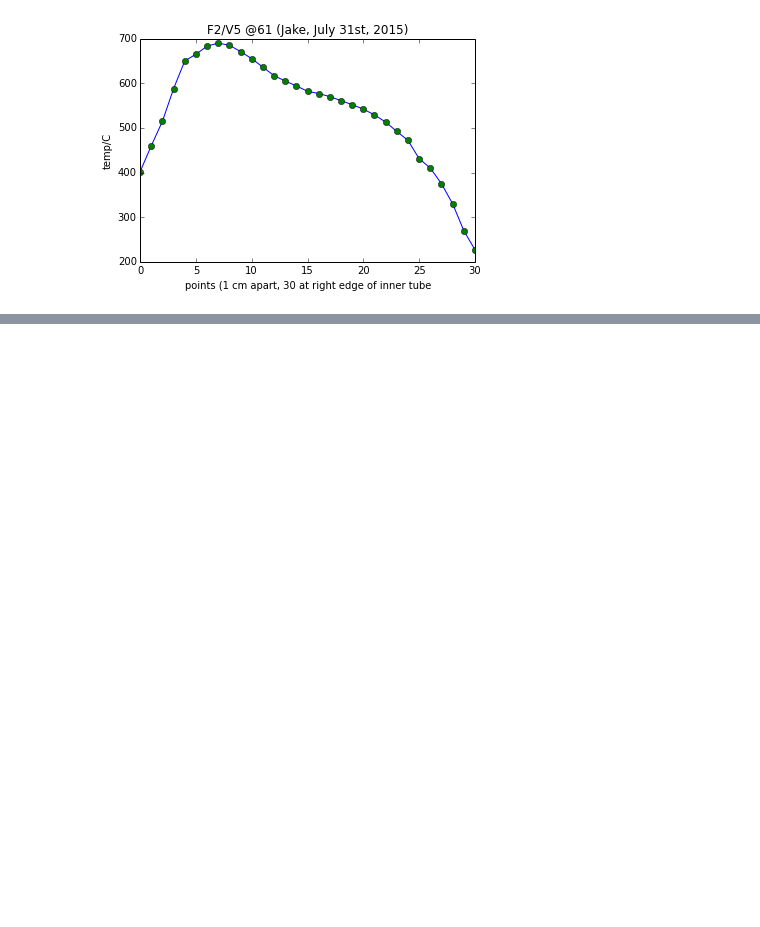
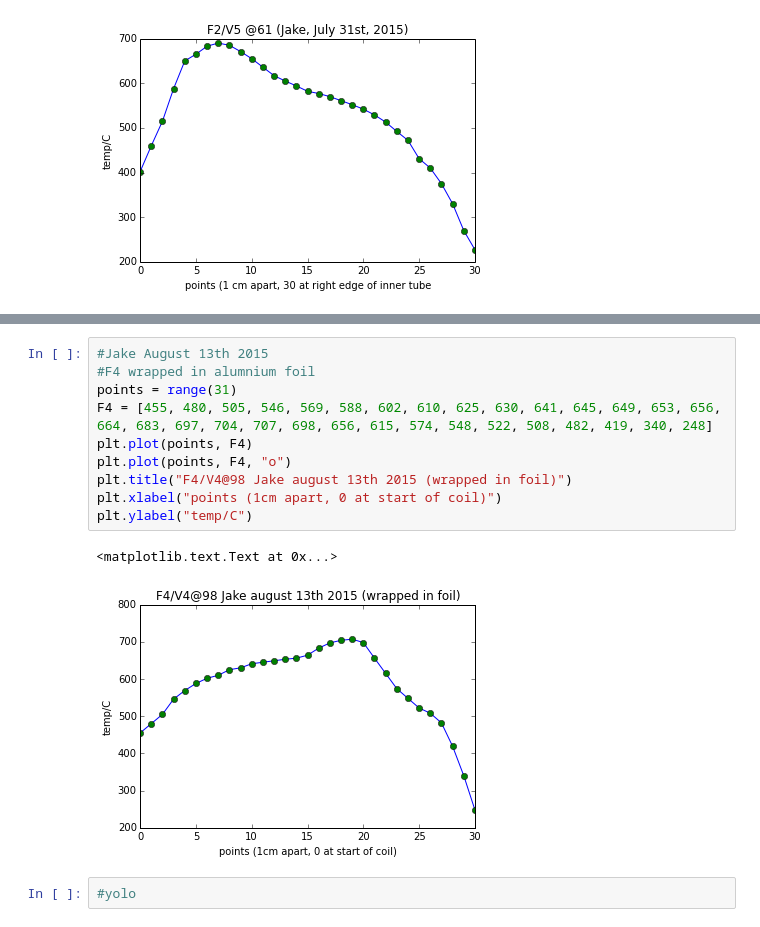
Before and after one commit to sissiwxy/furnaceTempLog, a Jupyter notebook: furnaceTempLog.ipynb, the cells around one changed output, grey strips where cells are left out. Saved outputs shown, nothing was run; the diff lists cells and outputs as text; blank space fills up the shorter version.

```diff
--- a/furnaceTempLog.ipynb
+++ b/furnaceTempLog.ipynb
@@ -132,0 +142,15 @@ On 2015/08/11, furnace 4 (F4) was wrapped in aluminum foil to increase temperatu
+# %%
+#Jake August 13th 2015
+#F4 wrapped in alumnium foil
+points = range(31)
+F4 = [455, 480, 505, 546, 569, 588, 602, 610, 625, 630, 641, 645, 649, 653, 656, 664, 683, 697, 704, 707, 698, 656, 615, 574, 548, 522, 508, 482, 419, 340, 248]
+plt.plot(points, F4)
+plt.plot(points, F4, "o")
+plt.title("F4/V4@98 Jake august 13th 2015 (wrapped in foil)")
+plt.xlabel("points (1cm apart, 0 at start of coil)")
+plt.ylabel("temp/C")
+# %% [output]
+<matplotlib.text.Text at 0x...>
+[figure, added]
+# %%
+#yolo
```
Also changed, not shown: parts of 3 cells of this notebook.
